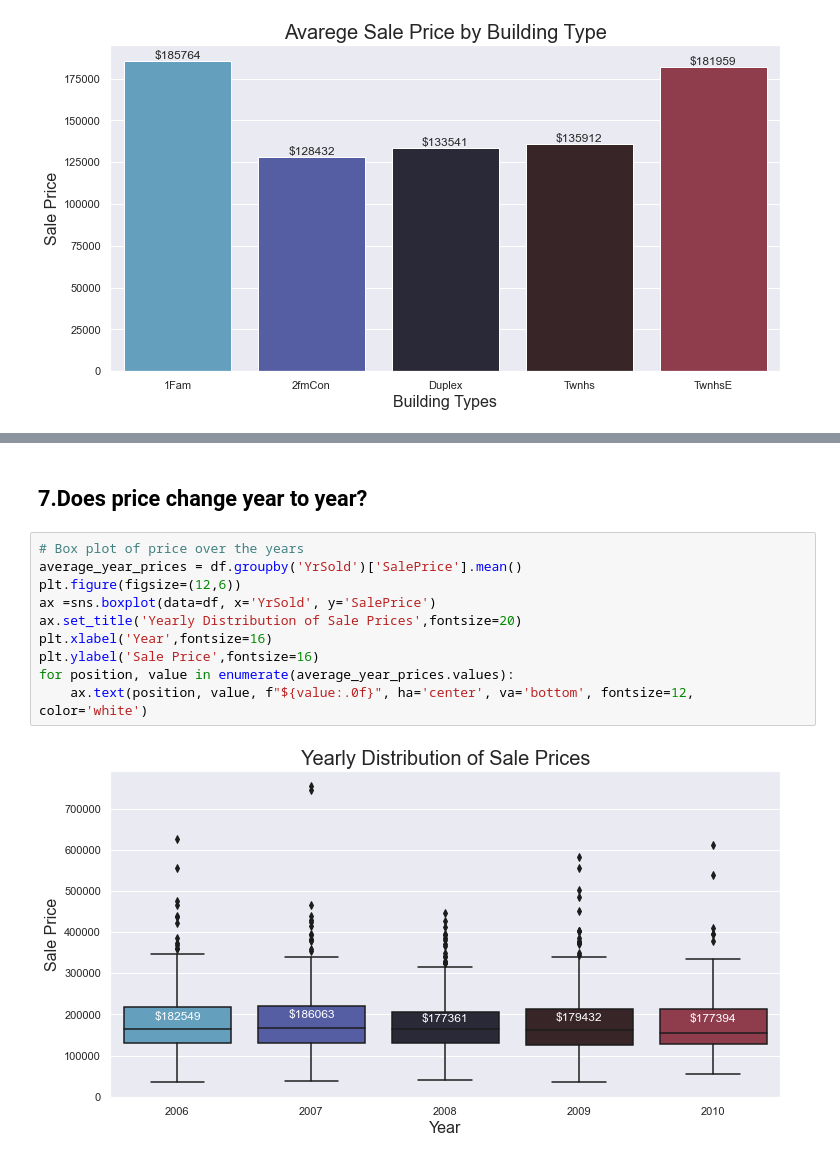
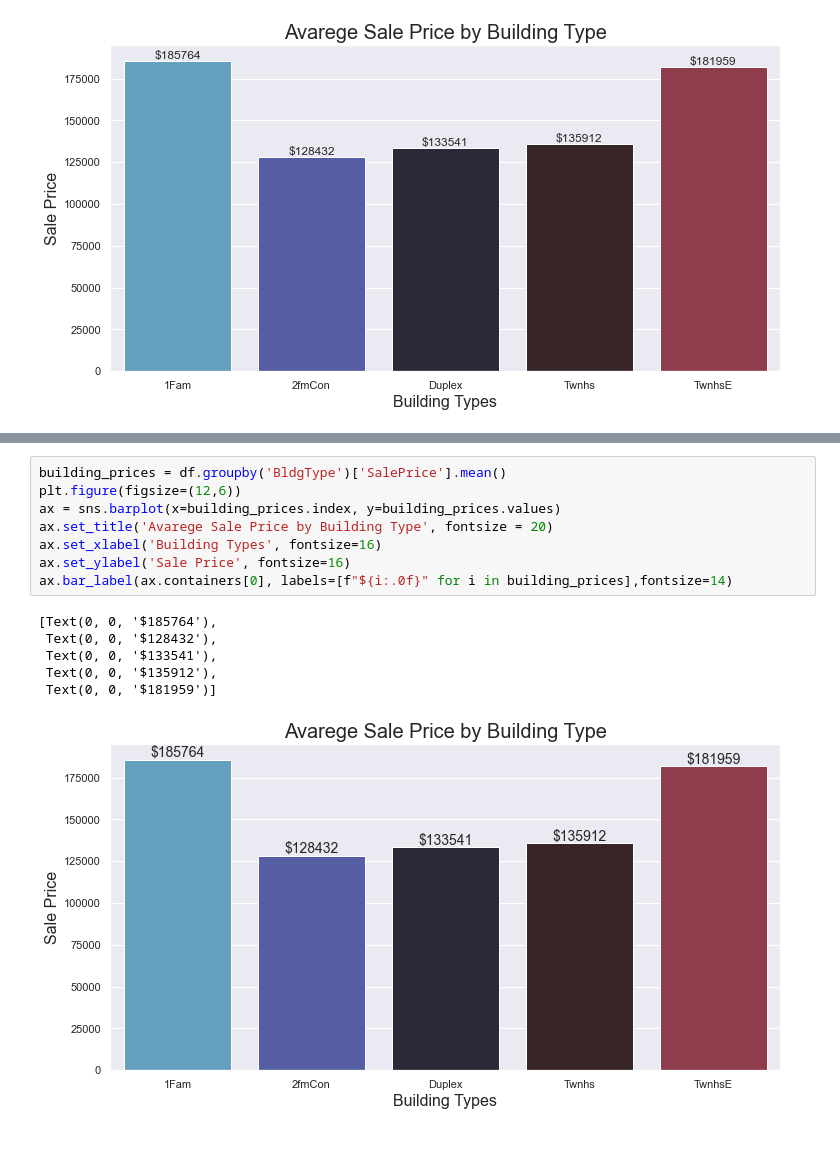
Before and after one commit to Guilhermedbs/House-Prices, a Jupyter notebook: House prices.ipynb, the cells around one changed output, grey strips where cells are left out. Cells and saved outputs as stored; diff of their text form.

```diff
--- a/House prices.ipynb
+++ b/House prices.ipynb
@@ -340,14 +262,15 @@ Text(3.2650000000000077, 0.5, 'Sale Price')
-# %% [markdown]
-## 7.Does price change year to year?
-# %%
-# Box plot of price over the years
-average_year_prices = df.groupby('YrSold')['SalePrice'].mean()
-plt.figure(figsize=(12,6))
-ax =sns.boxplot(data=df, x='YrSold', y='SalePrice')
-ax.set_title('Yearly Distribution of Sale Prices',fontsize=20)
-plt.xlabel('Year',fontsize=16)
-plt.ylabel('Sale Price',fontsize=16)
-for position, value in enumerate(average_year_prices.values):
-    ax.text(position, value, f"${value:.0f}", ha='center', va='bottom', fontsize=12, color='white')
-# %% [output]
-[figure, removed]
+# %%
+building_prices = df.groupby('BldgType')['SalePrice'].mean()
+plt.figure(figsize=(12,6))
+ax = sns.barplot(x=building_prices.index, y=building_prices.values)
+ax.set_title('Avarege Sale Price by Building Type', fontsize = 20)
+ax.set_xlabel('Building Types', fontsize=16)
+ax.set_ylabel('Sale Price', fontsize=16)
+ax.bar_label(ax.containers[0], labels=[f"${i:.0f}" for i in building_prices],fontsize=14)
+# %% [output]
+[Text(0, 0, '$185764'),
+ Text(0, 0, '$128432'),
+ Text(0, 0, '$133541'),
+ Text(0, 0, '$135912'),
+ Text(0, 0, '$181959')]
+[figure, added]
```
Also changed, not shown: parts of 32 cells of this notebook.
